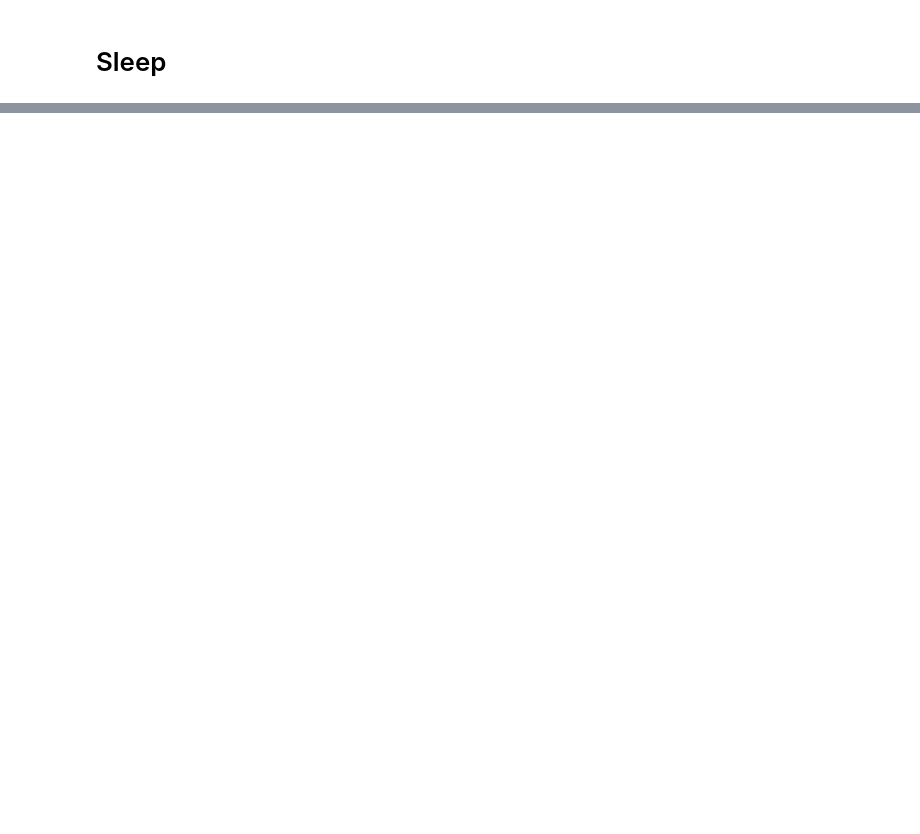
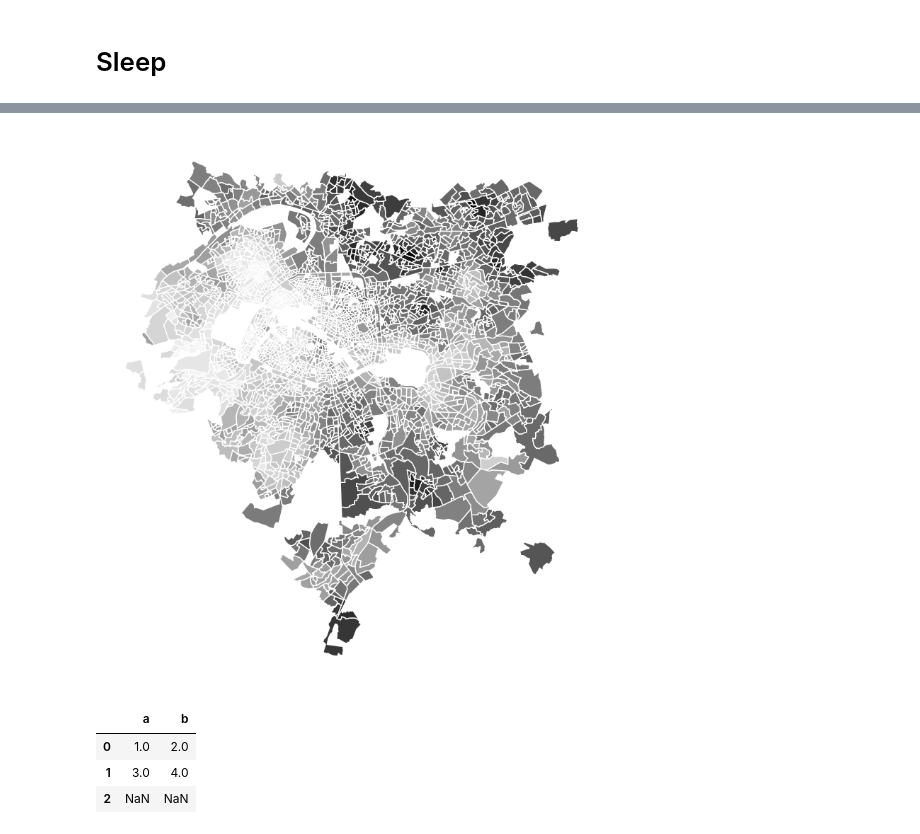
Before and after one commit to andreamusso96/Sleep, a Jupyter notebook: Figures.ipynb, the cells around one changed output, grey strips where cells are left out. Cells and saved outputs as stored; diff of their text form; code cells hidden in the pictures; blank space fills up the shorter version.

```diff
--- a/Figures.ipynb
+++ b/Figures.ipynb
@@ -86,0 +113,5 @@ fig.write_html(f'temp/figure_election_heatmap.html')
+# %%
+city_map = CityMap(geo_data=geo_data, feature=facebook_usage, city=City.PARIS)
+city_map.make_map()
+# %% [output]
+[figure, added]
@@ -86,0 +125,7 @@ fig.write_html(f'temp/figure_election_heatmap.html')
+# %%
+df
+# %% [output]
+|  | a | b |
+| 0 | 1.0 | 2.0 |
+| 1 | 3.0 | 4.0 |
+| 2 | NaN | NaN |
```
Also changed, not shown: parts of 15 cells of this notebook, 11 other files.
